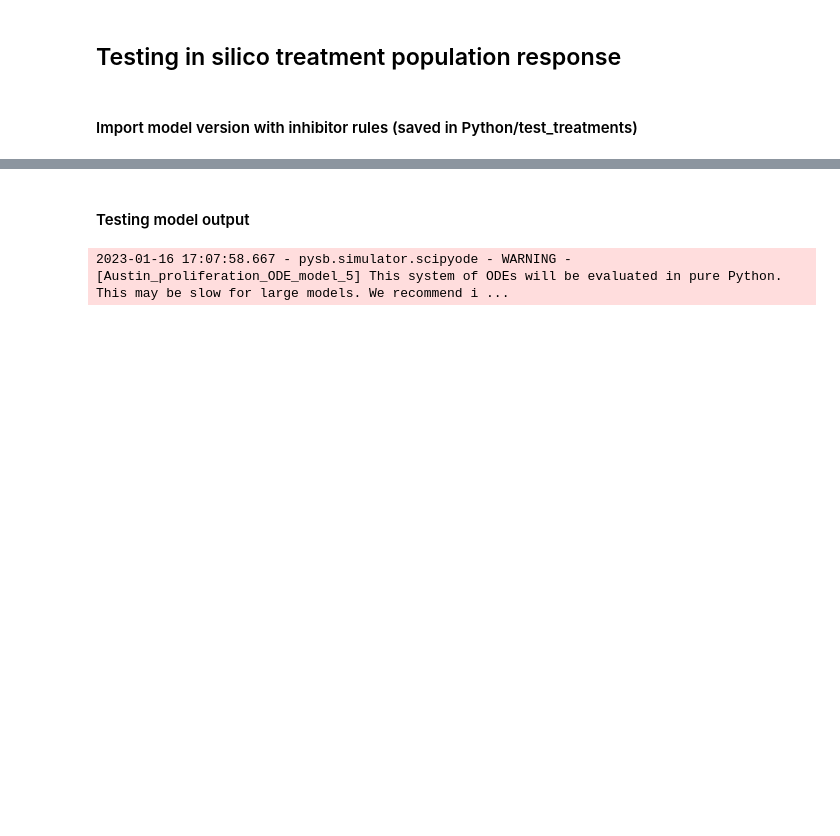
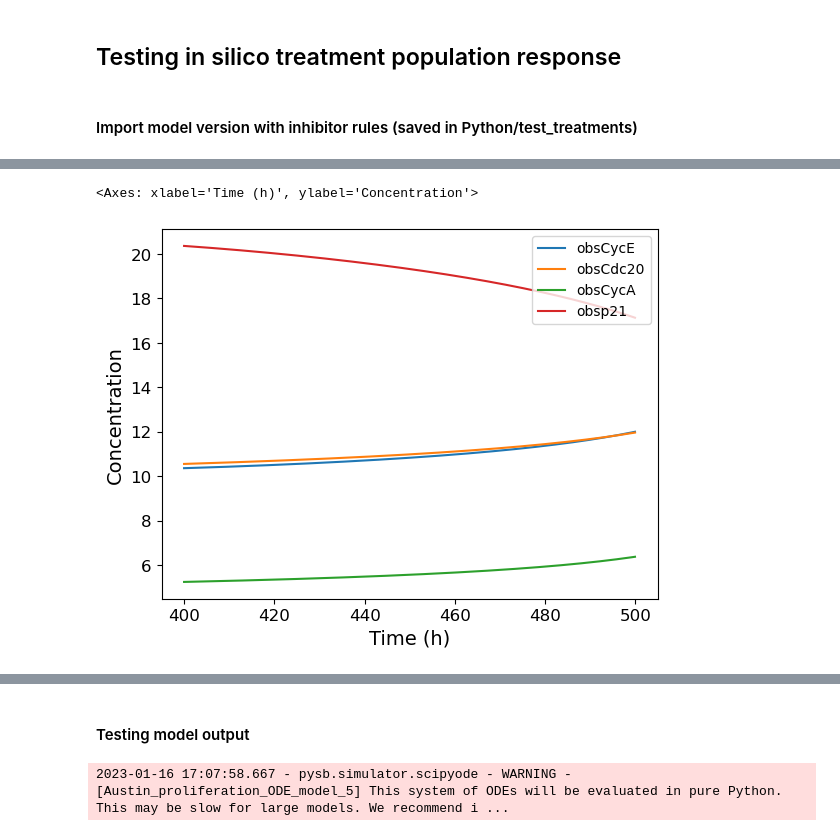
Before and after one commit to QuLab-VU/ECM_cell_cycle_model, a Jupyter notebook: Python/test_treatments/inhibitor_pop_response.ipynb, the cells around one changed output, grey strips where cells are left out. Saved outputs shown, nothing was run; the diff lists cells and outputs as text; code cells hidden in the pictures; blank space fills up the shorter version.

```diff
--- a/Python/test_treatments/inhibitor_pop_response.ipynb
+++ b/Python/test_treatments/inhibitor_pop_response.ipynb
@@ -33,0 +36,19 @@ from pysb.simulator import ScipyOdeSimulator
+# %%
+# t = np.linspace(0, 10000, 100001)
+t = np.linspace(0, 20000, 200001)
+# t = np.linspace(0, 50000, 500001)
+
+model.parameters['AKT'].value = 0.3
+model.parameters['ERK'].value = 0.2
+model.parameters['FAK'].value = 0.4
+# %%
+# Importing the parameters:
+new_param = pd.read_csv('parameters_cycdi.csv')
+del new_param['Stress']
+for key in new_param.keys():
+    try:
+        if model.parameters[key].value != new_param[key][0]:
+            model.parameters[key].value = new_param[key]
+    except:
+        print(key)
+model.parameters['omega'].value = 200
@@ -33,0 +73,14 @@ from pysb.simulator import ScipyOdeSimulator
+# %%
+sim_ode = ScipyOdeSimulator(model, t, verbose=False, compiler='python').run(); #deterministic simulation
+
+### Define observables to plot (will be reused)
+
+observables=['obsCycE','obsCdc20', 'obsCycA', 'obsp21']; #plot Cyclin E, Cdc20 and Cyclin A
+
+### Plot ODE simulation output of new model file
+
+
+plotObs(model=sim_ode.all, obs=observables, times=t, tpos=range(4000,5000), legend=True)
+# %% [output]
+<Axes: xlabel='Time (h)', ylabel='Concentration'>
+[figure, added]
```
Also changed, not shown: parts of 5 cells of this notebook, 5 other files.
